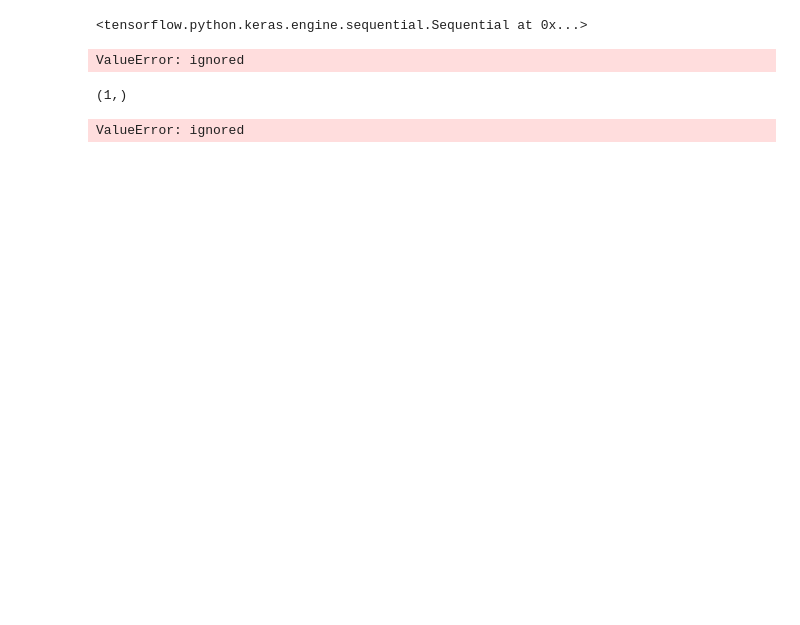
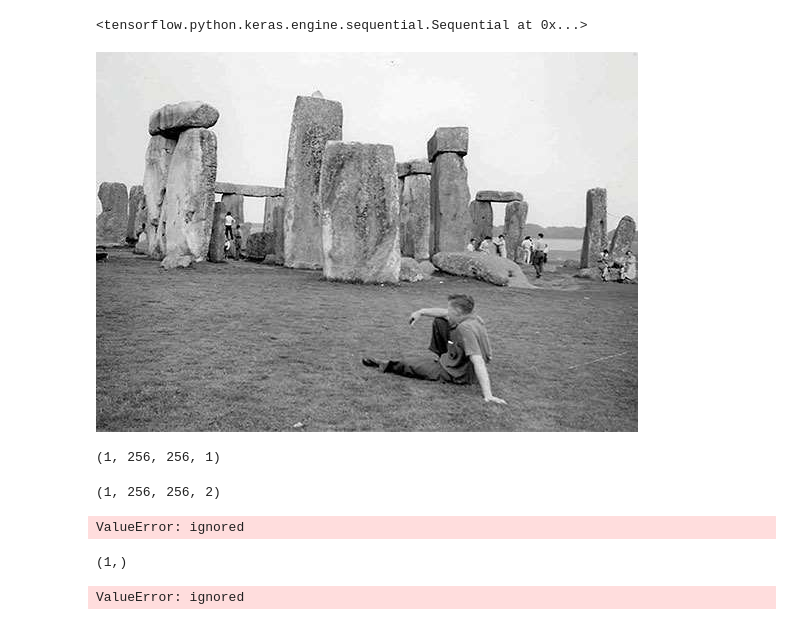
Before and after one commit to ericlewisX/colorizing_images, a Jupyter notebook: Cleaned_Code.ipynb, the cells around one changed output. Drawn from its saved outputs; the diff is of its cells as text; code cells hidden in the pictures; blank space fills up the shorter version.

```diff
--- a/Cleaned_Code.ipynb
+++ b/Cleaned_Code.ipynb
@@ -383,5 +341,46 @@ autoencoder.save('drive/colorize_autoencoder_model.h5')
 tf.keras.models.load_model('colorize_autoencoder_model.h5', custom_objects=None, compile=True)
 # %% [output]
 <tensorflow.python.keras.engine.sequential.Sequential at 0x...>
+# %%
+m = load_img('imagedataset/bw/images/bwimages/man.png')
+m
+# %% [output]
+[figure, added]
+# %%
+### Load Upload Image
+upload_L = []
+img_upload = load_img('imagedataset/bw/images/bwimages/man.png')
+
+## Preprocess to Network Standards
+img_u = img_upload.resize((256,256))
+
+labX = rgb2lab(img_u)
+
+upload = np.array(labX) / 255
+
+upload.shape
+
+
+L_channel = [upload[:, :, 0]]
+
+L_channel_scaled = np.array(L_channel) / 100
+
+L_channel_scaled = L_channel_scaled.reshape(L_channel_scaled.shape + (1,))
+
+L_channel_scaled.shape
+# %% [output]
+(1, 256, 256, 1)
+# %%
+
+upload_L.append(L_channel_scaled)
+
+## output1 would be the predicted scaled ab channels ##
+## x128 to scale back up ##
+output1 = autoencoder.predict(upload_L)
+output1 = output1*128
+
+output1.shape
+# %% [output]
+(1, 256, 256, 2)
 # %%
 ### Load Upload Image
```
Also changed, not shown: parts of 30 cells of this notebook.
